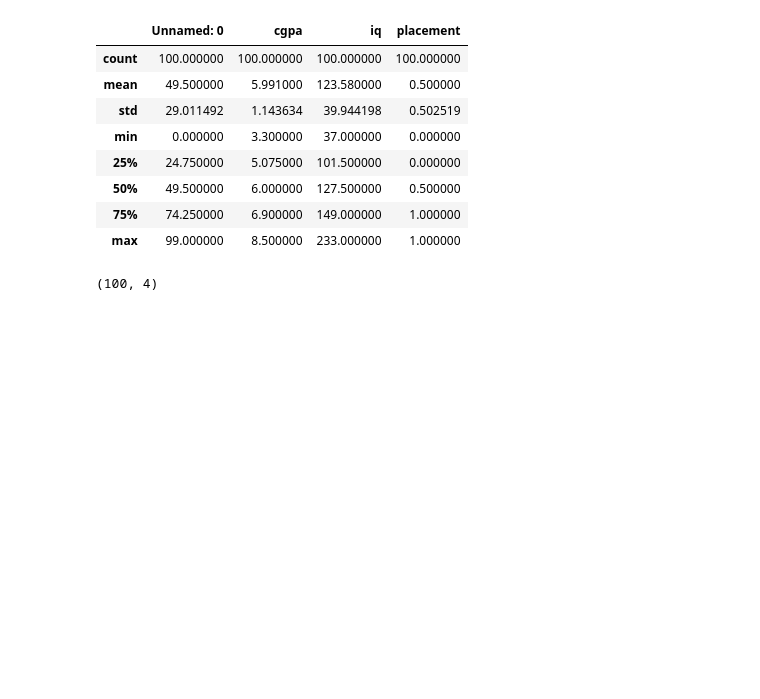
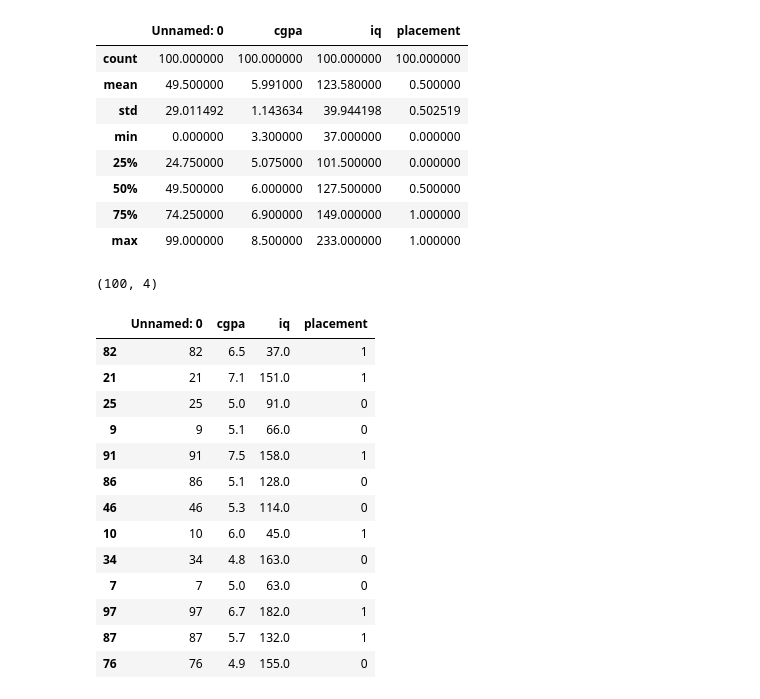
Before and after one commit to Shaheryar-01/Placement-Prediction, a Jupyter notebook: Classification.ipynb, the cells around one changed output. Cells and saved outputs as stored; diff of their text form; code cells hidden in the pictures; blank space fills up the shorter version.

```diff
--- a/Classification.ipynb
+++ b/Classification.ipynb
@@ -48,3 +48,20 @@ df.describe()
 df.shape
 # %% [output]
 (100, 4)
+# %%
+df.sample(13)
+# %% [output]
+|  | Unnamed: 0 | cgpa | iq | placement |
+| 82 | 82 | 6.5 | 37.0 | 1 |
+| 21 | 21 | 7.1 | 151.0 | 1 |
+| 25 | 25 | 5.0 | 91.0 | 0 |
+| 9 | 9 | 5.1 | 66.0 | 0 |
+| 91 | 91 | 7.5 | 158.0 | 1 |
+| 86 | 86 | 5.1 | 128.0 | 0 |
+| 46 | 46 | 5.3 | 114.0 | 0 |
+| 10 | 10 | 6.0 | 45.0 | 1 |
+| 34 | 34 | 4.8 | 163.0 | 0 |
+| 7 | 7 | 5.0 | 63.0 | 0 |
+| 97 | 97 | 6.7 | 182.0 | 1 |
+| 87 | 87 | 5.7 | 132.0 | 1 |
+| 76 | 76 | 4.9 | 155.0 | 0 |
```
Also changed, not shown: parts of 24 cells of this notebook.
